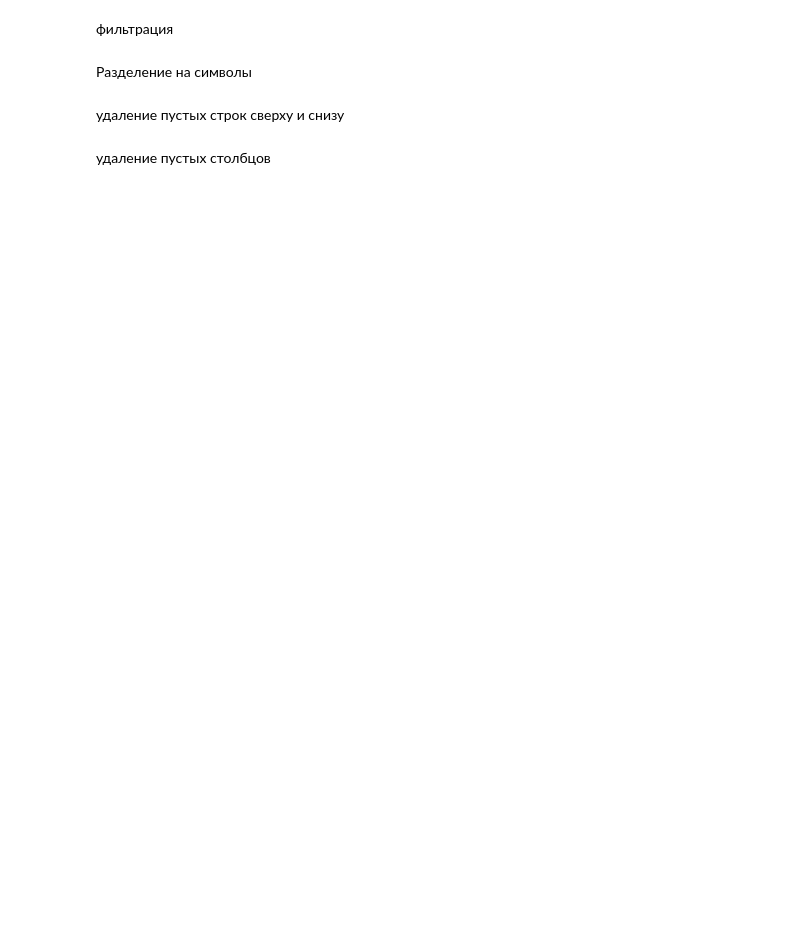
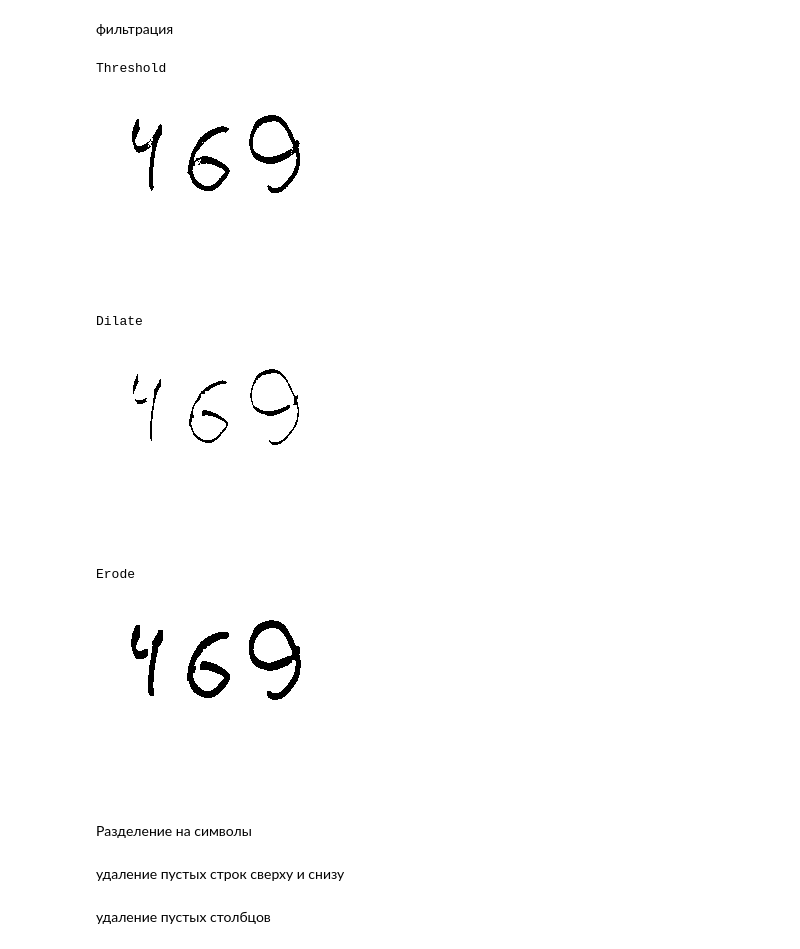
Before and after one commit to 5000factorial/Digit_classification, a Jupyter notebook: Digit_clf.ipynb, the cells around one changed output. Saved outputs shown, nothing was run; the diff lists cells and outputs as text; code cells hidden in the pictures; blank space fills up the shorter version.

```diff
--- a/Digit_clf.ipynb
+++ b/Digit_clf.ipynb
@@ -27,17 +34,27 @@ viewImage(image,'1')
 # %%
 im = cv2.cvtColor(image, cv2.COLOR_BGR2GRAY)
 #ret, im = cv2.threshold(im, 110, 255, 0)
 im = cv2.adaptiveThreshold(im, 255, cv2.ADAPTIVE_THRESH_MEAN_C, cv2.THRESH_BINARY, 51, 17)
-viewImage(im, "чб")
+print('Threshold')
+viewImage(im)
 
 kernel = np.ones((3,3),np.uint8)
 
 im = cv2.dilate(im,kernel,iterations=3)
-viewImage(im, "dilate")
+print('Dilate')
+viewImage(im)
 
 kernel = np.ones((3,3),np.uint8)
 im = cv2.erode(im, kernel,iterations=5)
-viewImage(im, "erode")
+print('Erode')
+viewImage(im)
+# %% [output]
+Threshold
+[figure, added]
+Dilate
+[figure, added]
+Erode
+[figure, added]
 # %% [markdown]
 Разделение на символы
 # %% [markdown]
```
Also changed, not shown: parts of 4 cells of this notebook.
